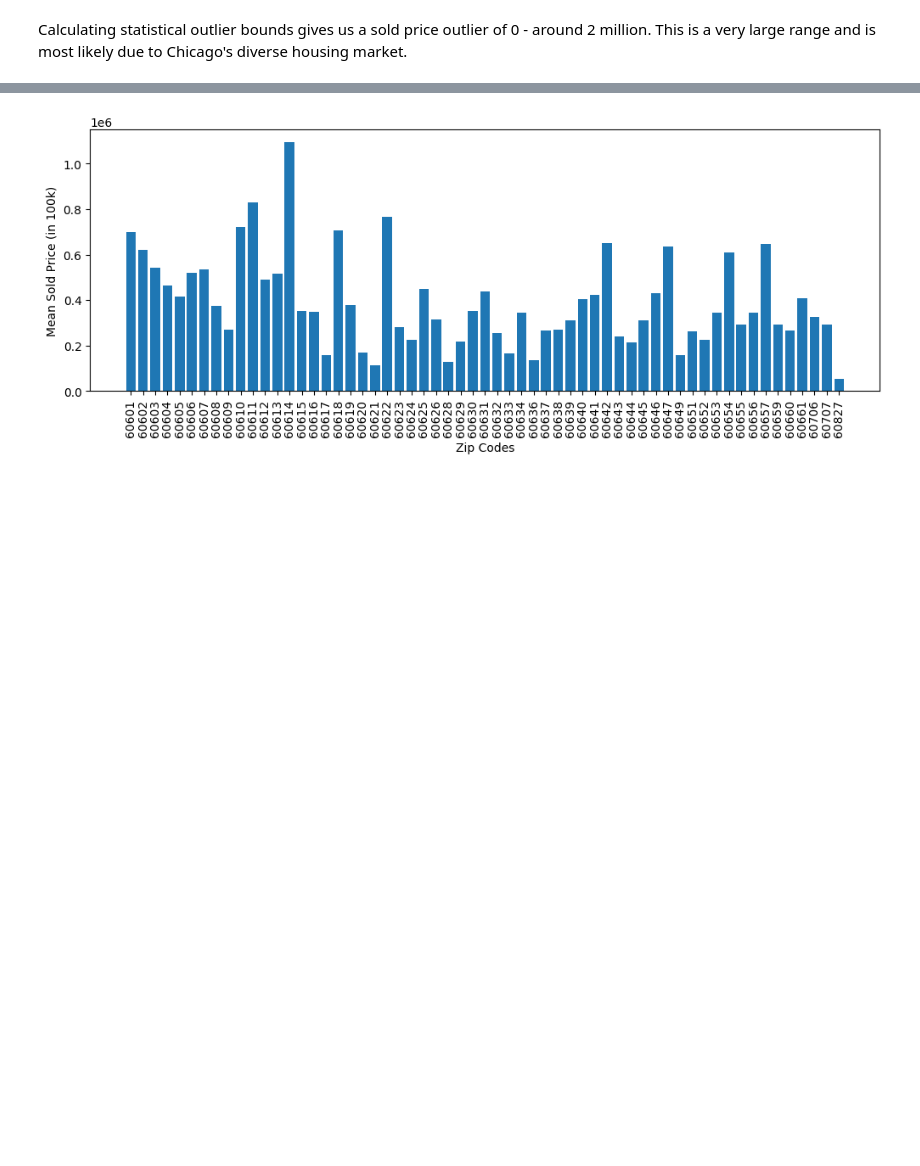
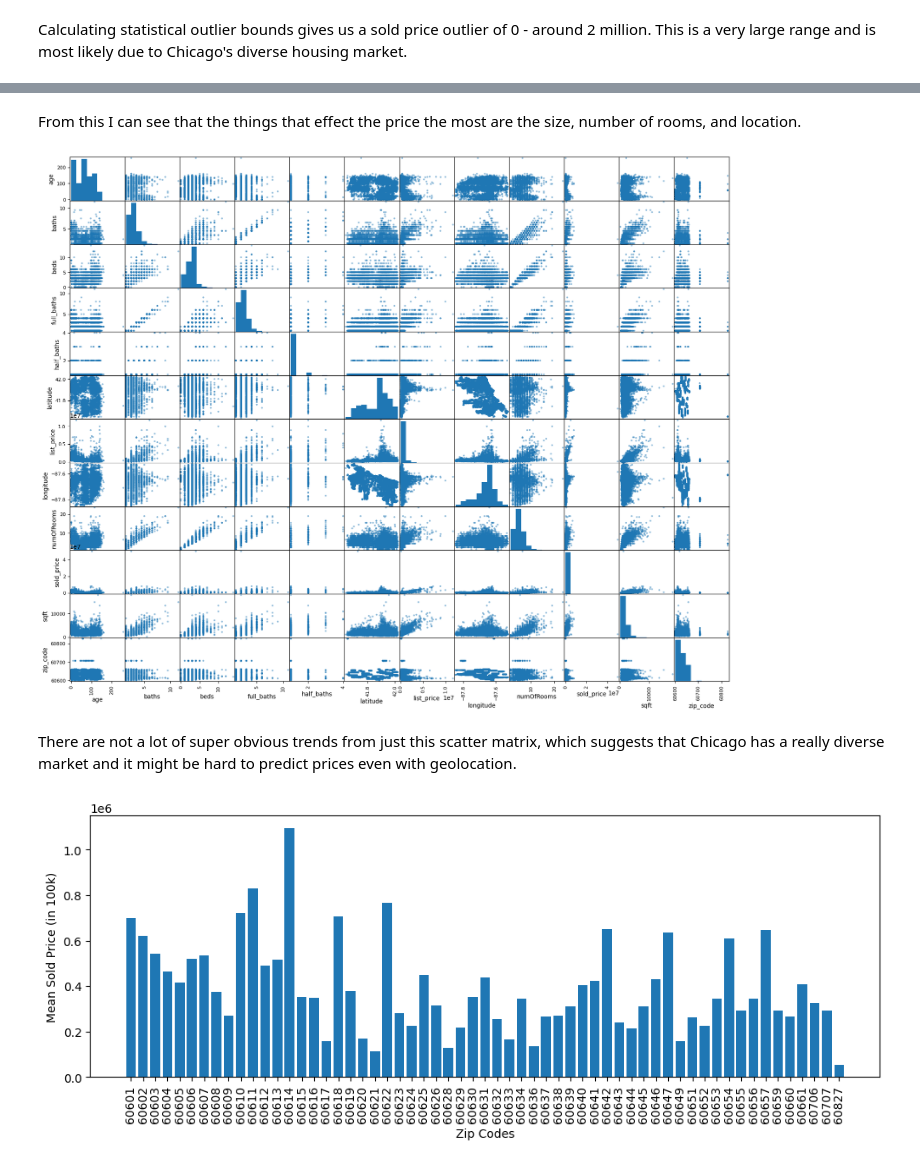
Before and after one commit to Kyra15/MachineLearningAHS, a Jupyter notebook: Project_2/Project_2.ipynb, the cells around one changed output, grey strips where cells are left out. Saved outputs shown, nothing was run; the diff lists cells and outputs as text; code cells hidden in the pictures; blank space fills up the shorter version.

```diff
--- a/Project_2/Project_2.ipynb
+++ b/Project_2/Project_2.ipynb
@@ -197,3 +245,20 @@ Calculating statistical outlier bounds gives us a sold price outlier of 0 - arou
+# %% [markdown]
+From this I can see that the things that effect the price the most are the size, number of rooms, and location.
+# %%
+# scatter matrix
+
+from pandas.plotting import scatter_matrix
+
+attributes = df.columns.difference(['formatted_address', 'property_id', 'style'])
+df["baths"] = df["full_baths"] + (df["half_baths"] * 0.5).bfill()
+df["numOfRooms"] = df["baths"] + df["beds"]
+
+scatter_matrix(df[attributes], figsize=(20,16))
+plt.show()
+# %% [output]
+[figure, added]
+# %% [markdown]
+There are not a lot of super obvious trends from just this scatter matrix, which suggests that Chicago has a really diverse market and it might be hard to predict prices even with geolocation.
 # %%
 # zip_code vs. price
 # would indicate richer zip codes
```
Also changed, not shown: parts of 24 cells of this notebook.
